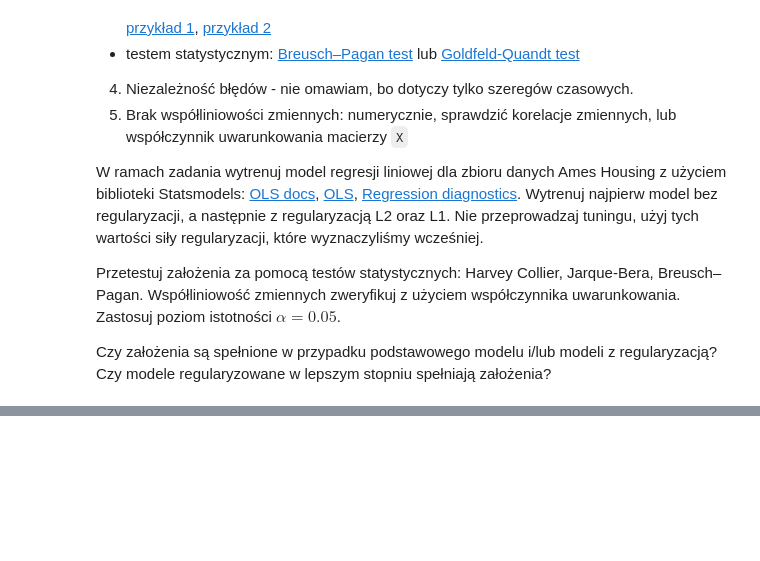
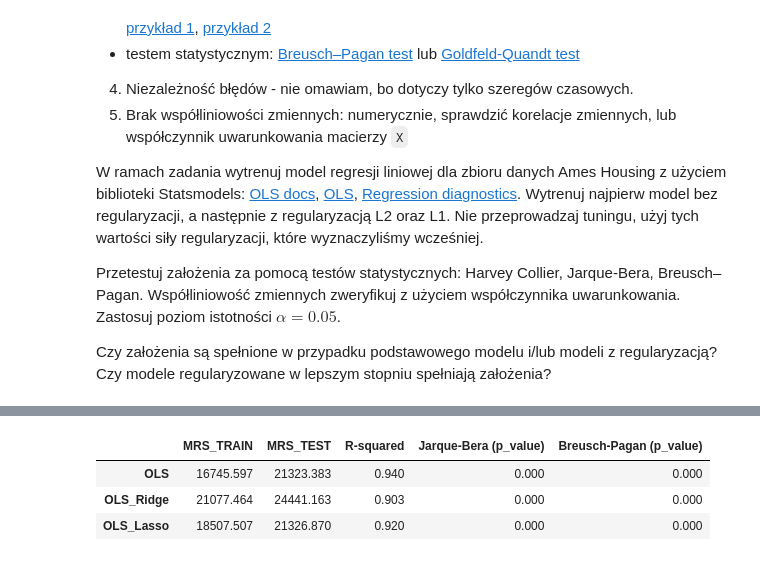
Before and after one commit to dominiks01/PSI, a Jupyter notebook: lab1/lab_1.ipynb, the cells around one changed output, grey strips where cells are left out. Cells and saved outputs as stored; diff of their text form; code cells hidden in the pictures; blank space fills up the shorter version.

```diff
--- a/lab1/lab_1.ipynb
+++ b/lab1/lab_1.ipynb
@@ -234,4 +232,4 @@ Dodatkowa korzyść z takiej transformacji jest taka, że regresja liniowa przew
 Przekształć zmienną **SalePrice** za pomocą funkcji logarytmicznej `np.log1p`.
 # %%
 # apply log transform
-df["SalePrice"].transform(lambda x : np.log1p(x))
+df['SalePrice'] = df['SalePrice'].transform(lambda x : np.log1p(x))
@@ -544,6 +528,9 @@ numerical_features = df.select_dtypes(exclude="object").columns
 X_train, X_test, y_train, y_test = train_test_split(
     df, y, test_size=0.3, random_state=0
 )
+# %%
+df_ames = df.copy()
+y_ames = y.copy()
 # %% [markdown]
 Teraz trzeba dokonać transformacji naszych danych:
 - zmienne kategoryczne nieuporządkowane trzeba przetworzyć tak, aby nasz algorym był w stanie je obsłużyć, czyli je zakodować za pomocą **one-hot encoding**,
@@ -1174,3 +1472,12 @@ W ramach zadania wytrenuj model regresji liniowej dla zbioru danych Ames Housing
 Przetestuj założenia za pomocą testów statystycznych: Harvey Collier, Jarque-Bera, Breusch–Pagan. Współliniowość zmiennych zweryfikuj z użyciem współczynnika uwarunkowania. Zastosuj poziom istotności $\alpha=0.05$.
 
 Czy założenia są spełnione w przypadku podstawowego modelu i/lub modeli z regularyzacją? Czy modele regularyzowane w lepszym stopniu spełniają założenia?
+# %%
+import statsmodels.api as sm
+
+categorical_features = df_ames.select_dtypes(include="object").columns
+numerical_features = df_ames.select_dtypes(exclude="object").columns
+
+X_train, X_test, y_train, y_test = train_test_split(
+    df_ames, y_ames, test_size=0.3, random_state=0
+)
@@ -1176,0 +1620,17 @@ Czy założenia są spełnione w przypadku podstawowego modelu i/lub modeli z re
+# %%
+from statsmodels.tools.tools import pinv_extended
+
+model = sm.OLS(y_train, X_train)
+results = model.fit_regularized(method="elastic_net", alpha=0, L1_wt=reg_ridge_.alpha_)
+
+pinv_wexog,_ = pinv_extended(model.wexog)
+normalized_cov_params = np.dot(pinv_wexog, np.transpose(pinv_wexog))
+final = sm.regression.linear_model.OLSResults(model, results.params, normalized_cov_params)
+
+rmse_train_ridge, rmse_test_ridge = get_rmse(results, X_train, X_test, y_train, y_test)
+
+het_bp_ridge = het_breuschpagan(final.resid, X_train)
+het_jb_ridge = jarque_bera(final.resid)
+
+results_r_ridge = final.rsquared
+print(final.summary())
@@ -1176,0 +1655,18 @@ Czy założenia są spełnione w przypadku podstawowego modelu i/lub modeli z re
+# %%
+df_compare = pd.DataFrame({
+    'MRS_TRAIN': [rmse_train_ols, rmse_train_ridge, rmse_train_lasso],
+    'MRS_TEST':[rmse_test_ols, rmse_test_ridge, rmse_test_lasso],
+    'R-squared': [results_r_ols, results_r_ridge, results_r_lasso],
+    'Jarque-Bera (p_value)': [het_jb_ols[1], het_jb_ridge[1], het_jb_lasso[1]],
+    'Breusch-Pagan (p_value)': [het_bp_ols[1], het_bp_ridge[1], het_bp_lasso[1]],
+})
+
+df_compare.index =  ['OLS', 'OLS_Ridge', 'OLS_Lasso']
+
+with pd.option_context('float_format', '{:.3f}'.format, 'display.expand_frame_repr', False):
+    display(df_compare)
+# %% [output]
+|  | MRS_TRAIN | MRS_TEST | R-squared | Jarque-Bera (p_value) | Breusch-Pagan (p_value) |
+| OLS | 16745.597 | 21323.383 | 0.940 | 0.000 | 0.000 |
+| OLS_Ridge | 21077.464 | 24441.163 | 0.903 | 0.000 | 0.000 |
+| OLS_Lasso | 18507.507 | 21326.870 | 0.920 | 0.000 | 0.000 |
```
Also changed, not shown: parts of 56 cells of this notebook, 11 other files.
